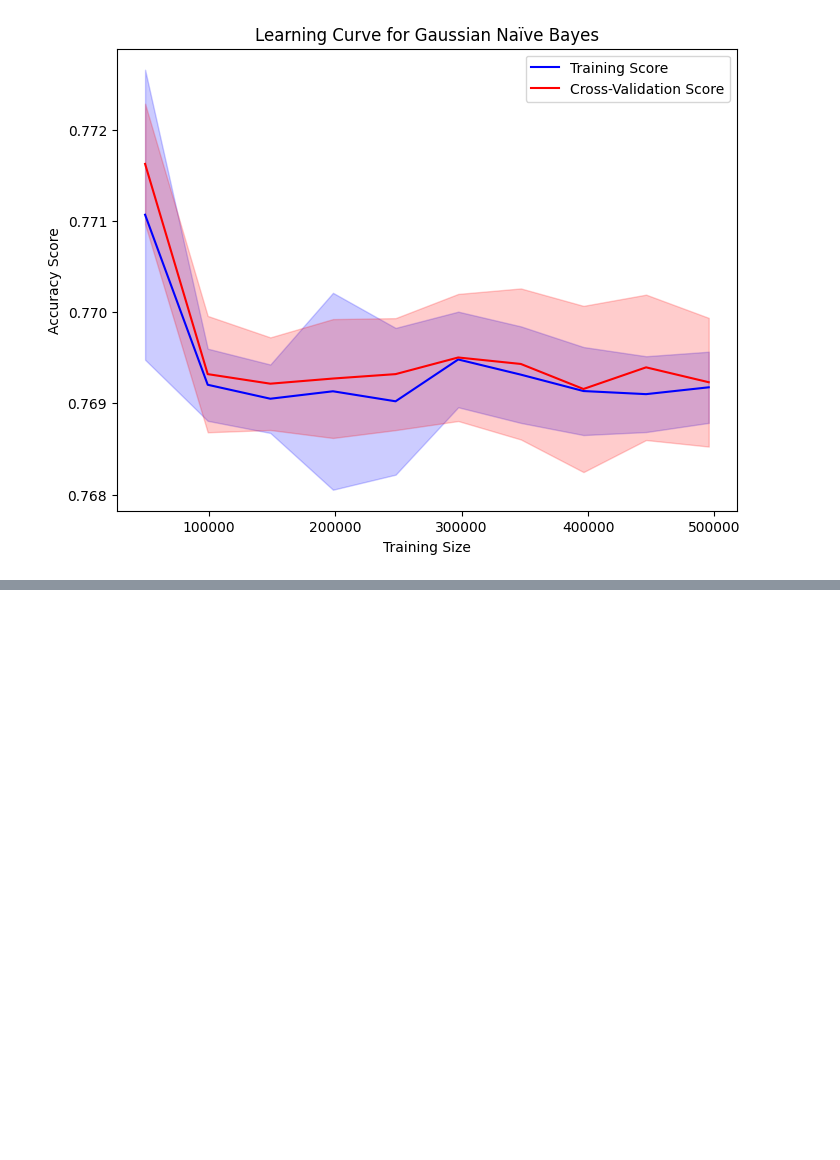
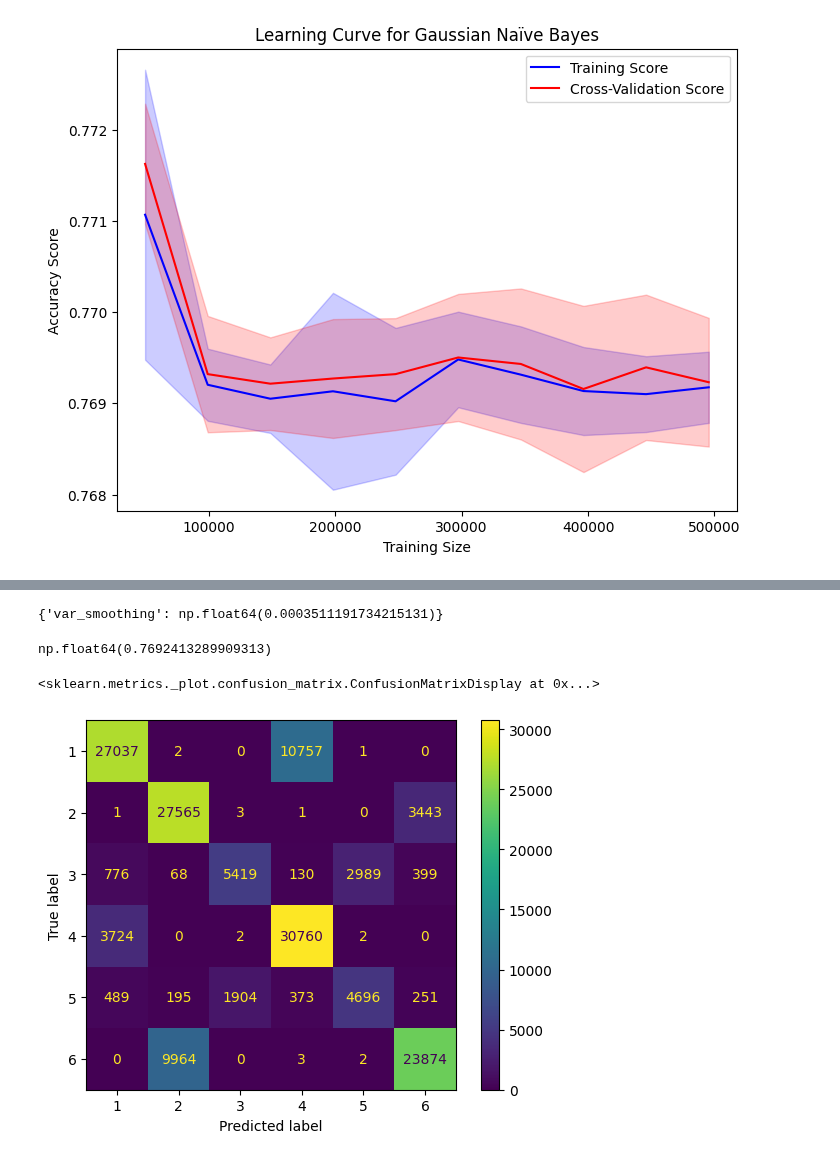
Before and after one commit to Visionary-DataWorks/DSPL-Project, a Jupyter notebook: Gaussian_Naive_Bayes_model.ipynb, the cells around one changed output, grey strips where cells are left out. Drawn from its saved outputs; the diff is of its cells as text; code cells hidden in the pictures; blank space fills up the shorter version.

```diff
--- a/Gaussian_Naive_Bayes_model.ipynb
+++ b/Gaussian_Naive_Bayes_model.ipynb
@@ -178,2 +180,7 @@ plt.show()
 # %%
 from sklearn.model_selection import GridSearchCV
+# %%
+nb = GaussianNB()
+param_grid = {'var_smoothing': np.logspace(0,-9, num=100)}
+grid_search = GridSearchCV(estimator=nb, param_grid=param_grid, cv=5, scoring='accuracy', n_jobs=-1)
+grid_search.fit(x_train_scaled, y_train)
@@ -179,0 +201,22 @@ from sklearn.model_selection import GridSearchCV
+# %%
+#Best param grid
+grid_search.best_params_
+# %% [output]
+{'var_smoothing': np.float64(0.0003511191734215131)}
+# %%
+#Best cross validation accuracy
+grid_search.best_score_
+# %% [output]
+np.float64(0.7692413289909313)
+# %%
+#perform testing on the tst data
+best_nb = grid_search.best_estimator_
+y_pred_nbhy=best_nb.predict(x_test_scaled)
+# %%
+#confusion matrix after HP Tuninng
+nb_cm_gscv = confusion_matrix(y_test,y_pred_nbhy, labels = best_nb.classes_)
+nb_cm_gscv = ConfusionMatrixDisplay(nb_cm_gscv, display_labels = best_nb.classes_)
+nb_cm_gscv.plot()
+# %% [output]
+<sklearn.metrics._plot.confusion_matrix.ConfusionMatrixDisplay at 0x...>
+[figure, added]
```
Also changed, not shown: parts of 5 cells of this notebook.
